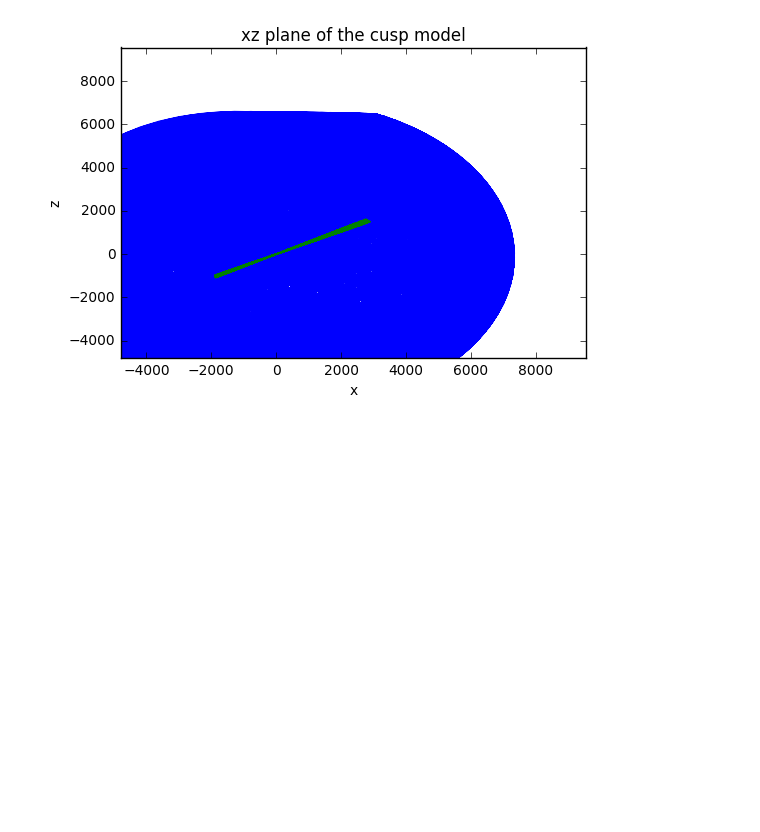
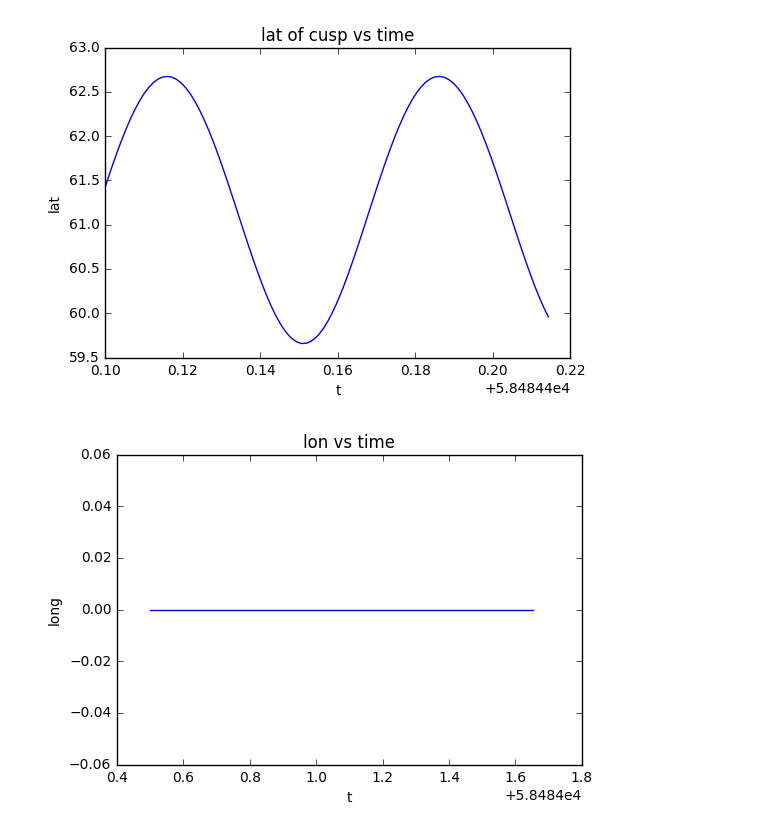
Before and after one commit to fsbr/se3-path-planner, a Jupyter notebook: modularPlanner/Working Cusp Test of Latitude.ipynb, the cells around one changed output. Cells and saved outputs as stored; diff of their text form; code cells hidden in the pictures; blank space fills up the shorter version.

```diff
--- a/modularPlanner/Working Cusp Test of Latitude.ipynb
+++ b/modularPlanner/Working Cusp Test of Latitude.ipynb
@@ -12,12 +12,12 @@ import sys
 earth_radius_ax = 1.5*6371 #km
 #adding the year data here so I don't have to crush my github repo
 pathname = '../../data-se3-path-planner/yearData/cuspCrossings2019/'
-pathname = '../../batch2019/'
+# pathname = '../../batch2019/'
 sys.path.append(pathname)
 # %%
-df = pd.read_csv(pathname+'Jan55_results.csv')
+# df = pd.read_csv(pathname+'Jan55_results.csv')
 # df = pd.read_csv(pathname+'65_year.csv')
-# df = pd.read_csv(pathname+'Jan65.csv')
+df = pd.read_csv(pathname+'Jan65.csv')
 # df = pd.read_csv(pathname+'Jan80.csv')
 # df = pd.read_csv(pathname+'Jul65.csv')
 # df = pd.read_csv(pathname+'Jul90.csv')
@@ -50,7 +50,7 @@ plt.show()
 # %%
 # goal, plot PHI on the same plot
 xc,yc,zc = tsyg.orbitalCuspLocation(spacecraft,t)
-cusp_location = coord.Coords([[i,j,k] for i,j,k in zip(xc,yc,zc)], 'SM', 'car')
+cusp_location = coord.Coords([[i,j,k] for i,j,k in zip(xc,yc,zc)], 'SM', 'sph')
 cusp_location.ticks = Ticktock(t,'MJD')
 # cusp_location = cusp_location.convert('SM','car')
 
@@ -60,9 +60,12 @@ ax = fig.add_subplot(111,projection='3d')
 # ax.plot(spacecraft.x[:points],spacecraft.y[:points],spacecraft.z[:points])
 # ax.plot(cusp_location.x[:points], cusp_location.y[:points],cusp_location.z[:points])
 
+cusp_location_car = cusp_location.convert('SM', 'car')
 # if I want EVERYTHING
-ax.plot(spacecraft.x,spacecraft.y, spacecraft.z)
-ax.scatter(cusp_location.x, cusp_location.y,cusp_location.z)
+# ax.plot(spacecraft.x,spacecraft.y, spacecraft.z)
+# ax.scatter(cusp_location.x, cusp_location.y,cusp_location.z)
+ax.plot(spacecraft.x, spacecraft.y, spacecraft.z)
+ax.scatter(cusp_location_car.x, cusp_location_car.y, cusp_location_car.z)
 plt.title('SM Orbit and Corresponding Cusp Location')
 ax.set_xlabel('x')
 ax.set_ylabel('y')
@@ -71,6 +74,6 @@ ax.set_xlim3d(-earth_radius_ax, earth_radius_ax)
 ax.set_ylim3d(-earth_radius_ax, earth_radius_ax)
 ax.set_zlim3d(-earth_radius_ax, earth_radius_ax)
 plt.show()
-plt.plot(cusp_location.x,cusp_location.y)
+plt.plot(cusp_location_car.x,cusp_location_car.y)
 plt.show()
 # %% [output]
@@ -89,13 +93,23 @@ z equals to [ -328.2567006   -324.53643916  -318.768982   ...,  1199.5969213
 # %%
-plt.plot(spacecraft.x,spacecraft.z)
-plt.plot(cusp_location.x,cusp_location.z)
-plt.xlim([-0.5*earth_radius_ax, earth_radius_ax])
-plt.ylim([-0.5*earth_radius_ax, earth_radius_ax])
-plt.xlabel('x')
-plt.ylabel('z')
-plt.title('xz plane of the cusp model')
+# plt.plot(spacecraft.x,spacecraft.z)
+# generate plots of the cusp location vs. time
+plt.plot(cusp_location.ticks.MJD[:100], cusp_location.lati[:100])
+
+#plt.scatter(cusp_location.x[:points],cusp_location.y[:points])
+# plt.xlim([-0.5*earth_radius_ax, earth_radius_ax])
+# plt.ylim([-0.5*earth_radius_ax, earth_radius_ax])
+plt.xlabel('t')
+plt.ylabel('lat')
+plt.title('lat of cusp vs time')
 plt.show()
+
+plt.plot(cusp_location.ticks.MJD[:1000], cusp_location.long[:1000])
+plt.xlabel('t')
+plt.ylabel('long')
+plt.title('lon vs time')
+plt.show()
 # %% [output]
-[figure, old version]
+[figure, new version]
+[figure, added]
 # %%
 # the working configuration is 'SM'
```
Also changed, not shown: parts of 7 cells of this notebook, 3 other files.
